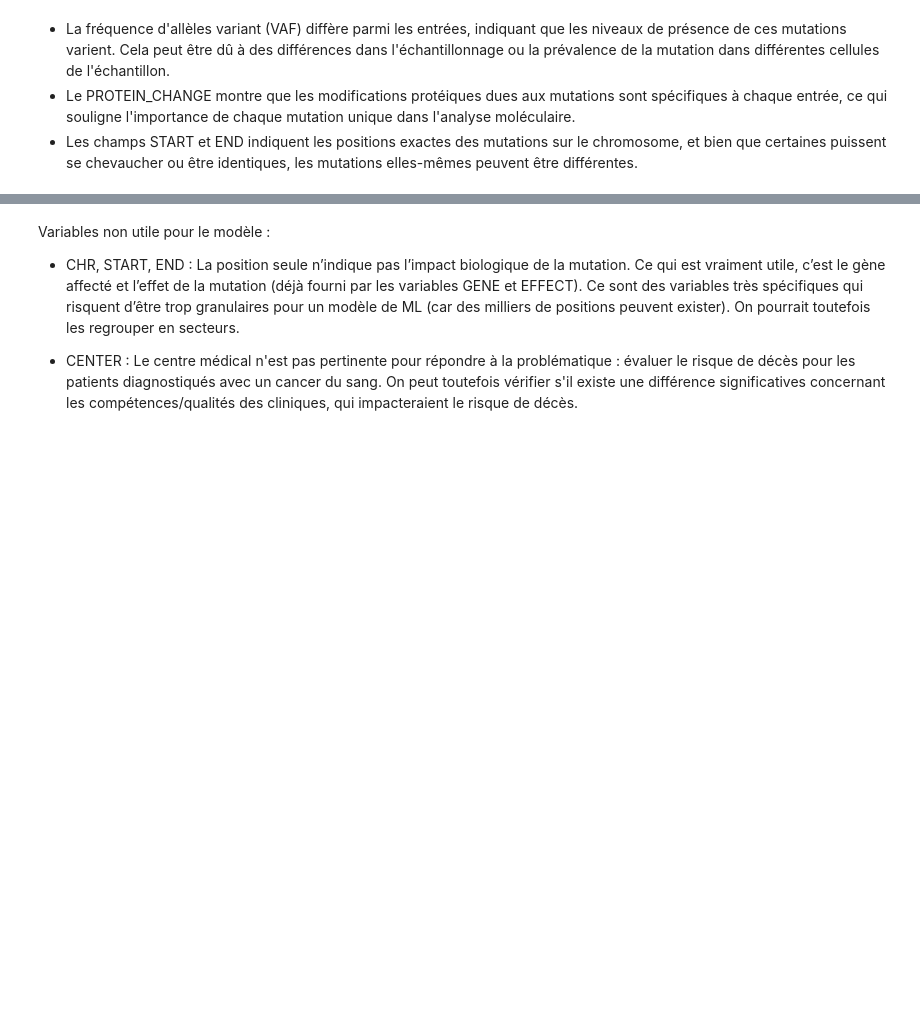
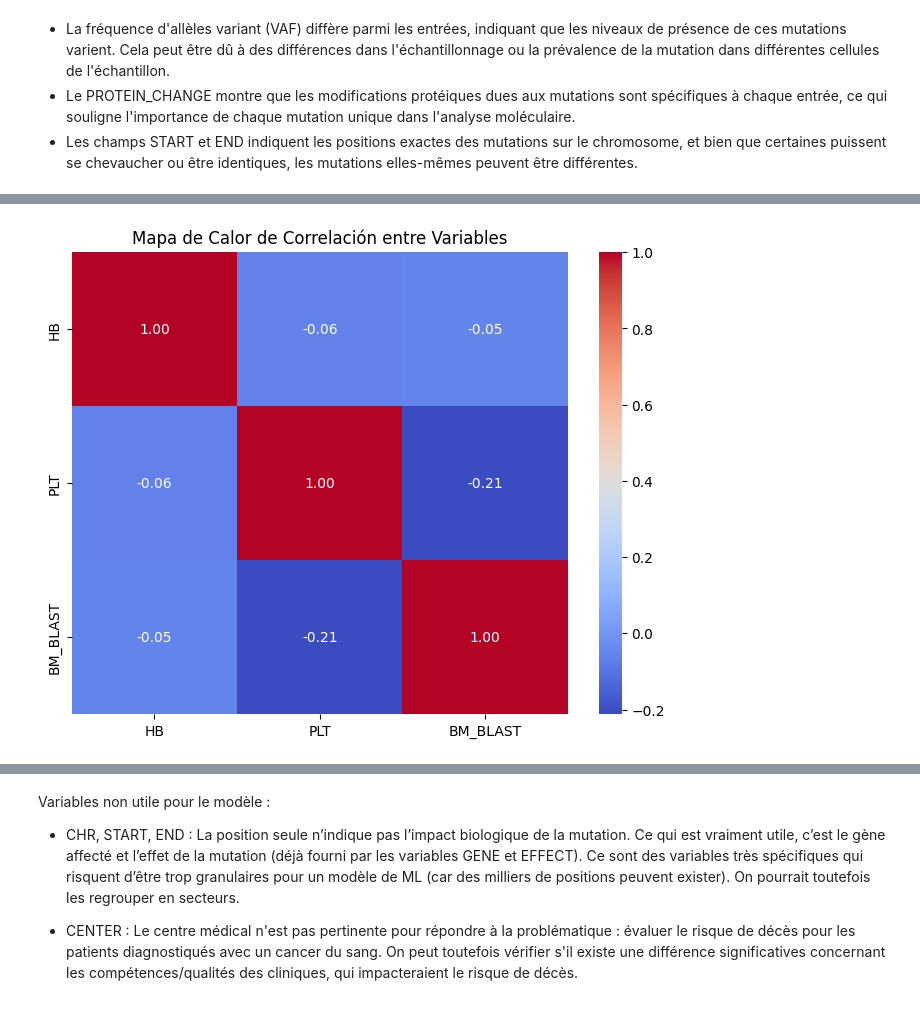
Before and after one commit to Oumaimabrini/Machine-Learning, a Jupyter notebook: Data_preparation.ipynb, the cells around one changed output, grey strips where cells are left out. Saved outputs shown, nothing was run; the diff lists cells and outputs as text; code cells hidden in the pictures; blank space fills up the shorter version.

```diff
--- a/Data_preparation.ipynb
+++ b/Data_preparation.ipynb
@@ -101,6 +292,6 @@ Chaque ID pourrait représenter un échantillon de patient, et plusieurs entrée
 # %%
 aggregated_data = Xtrain_mol.groupby('ID').agg({
     'VAF': 'mean',  # Moyenne des fréquences d'allèles variant
-    'DEPTH': 'sum',  # Somme des profondeurs de séquençage
-    'EFFECT': lambda x: ', '.join(x.unique())  # Liste unique des effets
+    'DEPTH': 'sum',
+    'EFFECT': 'sum' # Somme des profondeurs de séquençage
 }).reset_index()
@@ -197,3 +420,14 @@ Mort = Mort.drop(columns = ["OS_STATUS"])
+# %%
+# Calculando la matriz de correlación
+correlation_matrix = data_train[['HB', 'PLT', 'BM_BLAST']].corr()
+
+# Creando el mapa de calor
+plt.figure(figsize=(8, 6))
+sns.heatmap(correlation_matrix, annot=True, fmt=".2f", cmap='coolwarm')
+plt.title('Mapa de Calor de Correlación entre Variables')
+plt.show()
+# %% [output]
+[figure, added]
 # %%
 def extract_sex(cytogenetics):
     if pd.isna(cytogenetics):
```
Also changed, not shown: parts of 62 cells of this notebook.
